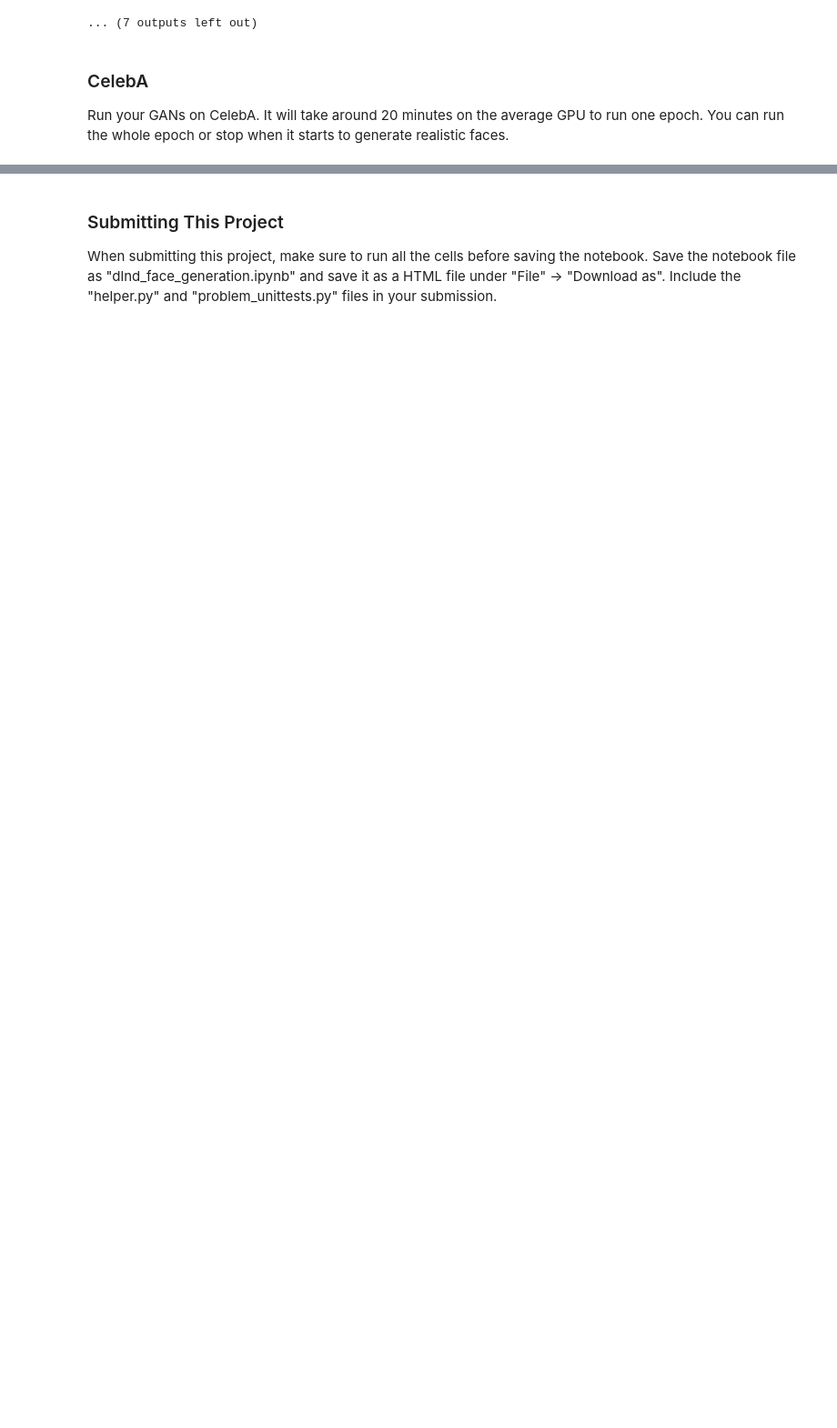
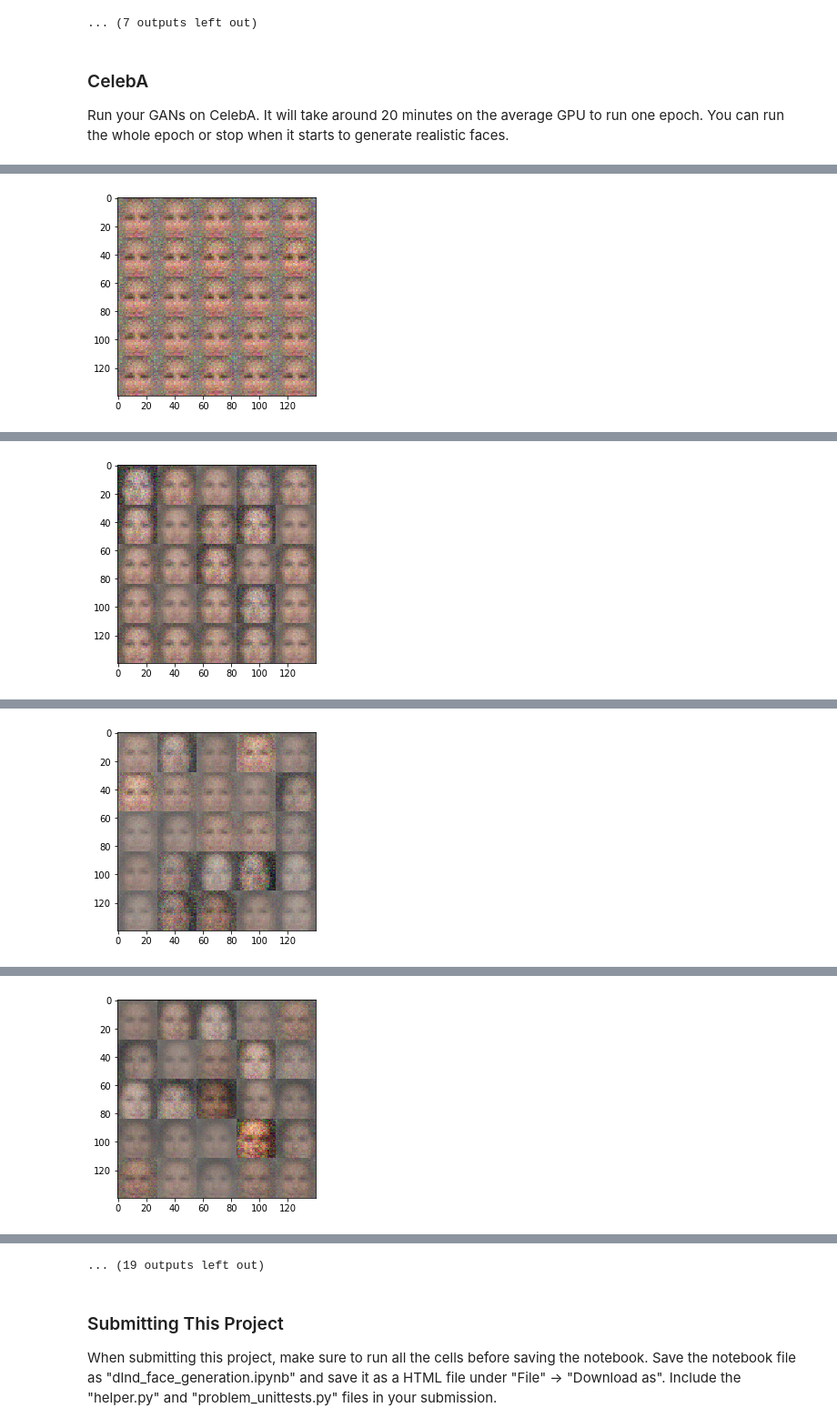
Before and after one commit to etendue/deep-learning, a Jupyter notebook: face_generation/dlnd_face_generation.ipynb, the cells around one changed output, grey strips where cells are left out. Shown at 91% size. Saved outputs shown, nothing was run; the diff lists cells and outputs as text; code cells hidden in the pictures; blank space fills up the shorter version.

```diff
--- a/face_generation/dlnd_face_generation.ipynb
+++ b/face_generation/dlnd_face_generation.ipynb
@@ -418,9 +418,10 @@ beta1 = 0.5
 """
 DON'T MODIFY ANYTHING IN THIS CELL THAT IS BELOW THIS LINE
 """
-epochs = 5
+epochs = 1
 
 celeba_dataset = helper.Dataset('celeba', glob(os.path.join(data_dir, 'img_align_celeba/*.jpg')))
 with tf.Graph().as_default():
     train(epochs, batch_size, z_dim, learning_rate, beta1, celeba_dataset.get_batches,
           celeba_dataset.shape, celeba_dataset.image_mode)
+# %% [output]
@@ -426,0 +429 @@ with tf.Graph().as_default():
+[figure, added]
@@ -426,0 +431 @@ with tf.Graph().as_default():
+[figure, added]
@@ -426,0 +433 @@ with tf.Graph().as_default():
+[figure, added]
@@ -426,0 +435 @@ with tf.Graph().as_default():
+[figure, added]
@@ -427,3 +440,4 @@ with tf.Graph().as_default():
+... (19 outputs left out)
 # %% [markdown]
 ### Submitting This Project
 When submitting this project, make sure to run all the cells before saving the notebook. Save the notebook file as "dlnd_face_generation.ipynb" and save it as a HTML file under "File" -> "Download as". Include the "helper.py" and "problem_unittests.py" files in your submission.
```
Also changed, not shown: parts of 6 cells of this notebook, 1 other file.
